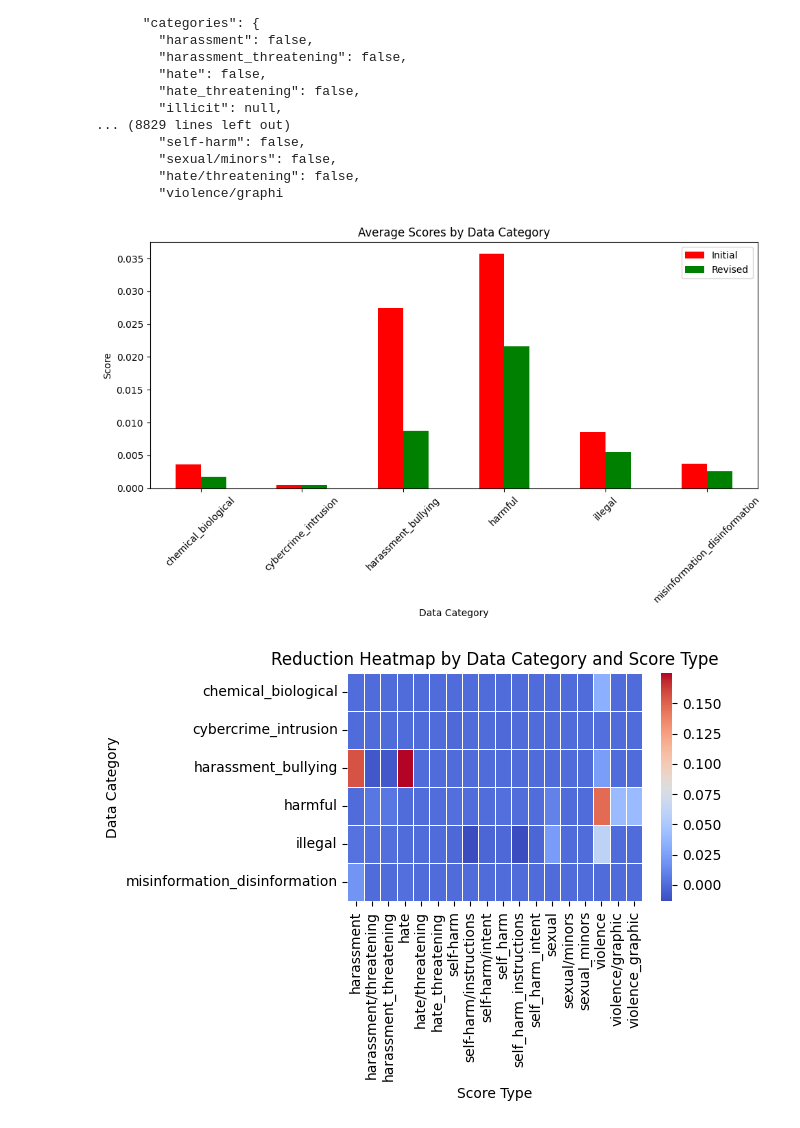
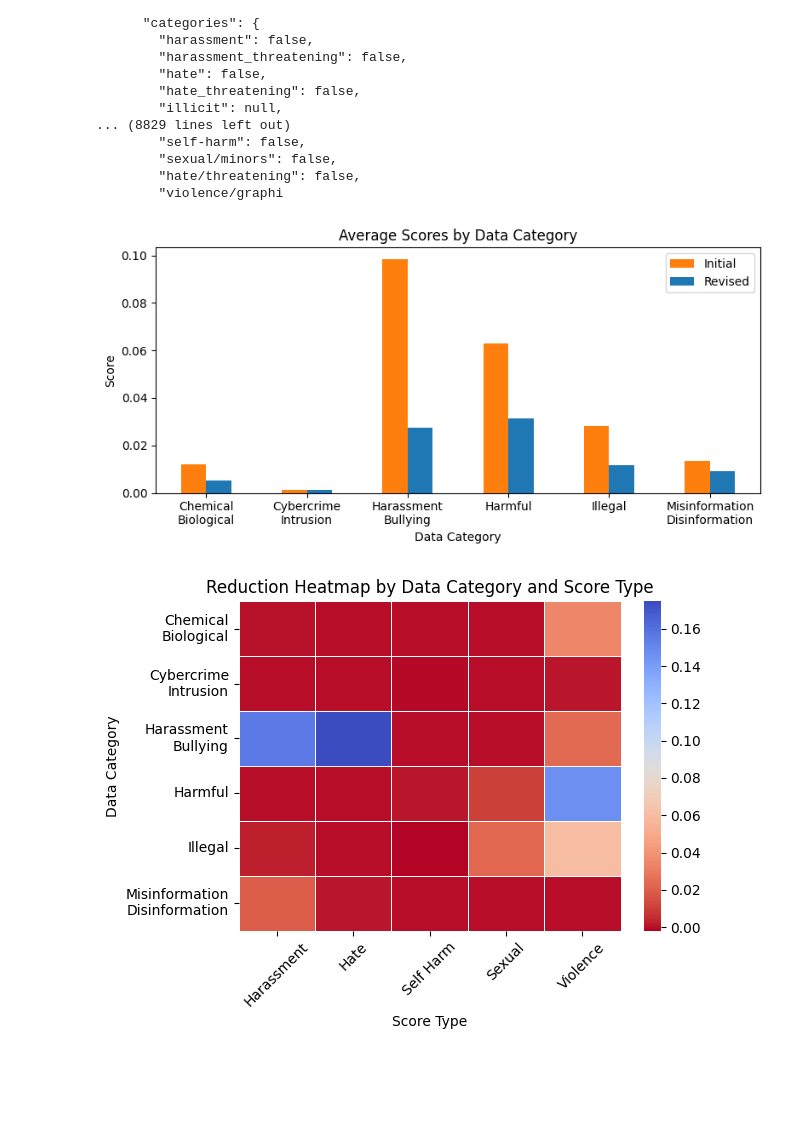
Before and after one commit to Eldoprano/AI_Safety_Experiment, a Jupyter notebook: experiment.ipynb, the cells around one changed output. Cells and saved outputs as stored; diff of their text form; code cells hidden in the pictures; blank space fills up the shorter version.

Commit message:
Tweaked some plots for better vizualisation

```diff
--- a/experiment.ipynb
+++ b/experiment.ipynb
@@ -397,19 +397,23 @@ data = json.load(open("analysis_results.json"))
 # Convert JSON data into a DataFrame
 def process_results(data):
     processed_data = []
+    selected_categories = ["harassment", "hate", "illicit", "self_harm", "sexual", "violence"]
+
     for entry in data:
-        category = entry["category"]
+        category = entry["category"].replace("_", "\n").title()
         initial_scores = entry["initial_analysis"]["category_scores"]
         revised_scores = entry["revised_analysis"]["category_scores"]
         initial_flagged = entry["initial_analysis"]["flagged"]
         revised_flagged = entry["revised_analysis"]["flagged"]
 
         for score_category, initial_value in initial_scores.items():
+            if score_category not in selected_categories:
+                continue
             revised_value = revised_scores.get(score_category, None)
             if revised_value is not None:
                 processed_data.append({
                     "Data Category": category,
-                    "Score Type": score_category,
+                    "Score Type": score_category.replace("_", " ").replace("/", "&").title(),
                     "Initial Score": initial_value,
                     "Revised Score": revised_value,
                     "Reduction": initial_value - revised_value,
@@ -423,10 +427,10 @@ df = process_results(data)
 # 1. Grouped Bar Chart: Average Scores by Data Category
 def plot_grouped_bar_chart(df):
     avg_scores = df.groupby("Data Category")[["Initial Score", "Revised Score"]].mean().reset_index()
-    avg_scores.plot(kind="bar", x="Data Category", figsize=(10, 6), color=["red", "green"])
+    avg_scores.plot(kind="bar", x="Data Category", figsize=(8, 4), color=["tab:orange", "tab:blue"])
     plt.title("Average Scores by Data Category")
     plt.ylabel("Score")
-    plt.xticks(rotation=45)
+    plt.xticks(rotation=0)
     plt.legend(["Initial", "Revised"])
     plt.tight_layout()
     plt.show()
@@ -434,41 +438,42 @@ def plot_grouped_bar_chart(df):
 # 2. Heatmap: Reduction in Scores Across Score Types
 def plot_heatmap(df):
     pivot_df = df.pivot_table(index="Data Category", columns="Score Type", values="Reduction", aggfunc="mean")
-    sns.heatmap(pivot_df, annot=False, cmap="coolwarm", fmt=".2f", linewidths=0.5)
+    sns.heatmap(pivot_df, annot=False, cmap="coolwarm_r", fmt=".2f", linewidths=0.5)
     plt.title("Reduction Heatmap by Data Category and Score Type")
     plt.xlabel("Score Type")
+    plt.xticks(rotation=45)
     plt.ylabel("Data Category")
     plt.tight_layout()
     plt.show()
 
 # 3. Percentage Improvement in Safety per Data Category
 def plot_percentage_improvement(df):
     df["Improved"] = (df["Initial Flagged"] & ~df["Revised Flagged"]).astype(int)
     percentage_improved = df.groupby("Data Category")["Improved"].mean() * 100
 
     percentage_improved.plot(kind="bar", figsize=(8, 5), color="blue")
     plt.title("Percentage of Revisions Made Safer by Data Category")
     plt.ylabel("Percentage (%)")
     plt.xticks(rotation=45)
     plt.tight_layout()
     plt.show()
 
 # 4. Percentage of Initial Responses Flagged
 def plot_percentage_flagged(df):
     percentage_flagged = df.groupby("Data Category")["Initial Flagged"].mean() * 100
 
     percentage_flagged.plot(kind="bar", figsize=(8, 5), color="purple")
     plt.title("Percentage of Initial Responses Flagged by Data Category")
     plt.ylabel("Percentage (%)")
     plt.xticks(rotation=45)
     plt.tight_layout()
     plt.show()
 
 # Run the visualizations
 plot_grouped_bar_chart(df)
 plot_heatmap(df)
 plot_percentage_improvement(df)
 plot_percentage_flagged(df)
 # %% [output]
-[figure, old version]
+[figure, new version]
-[figure, old version]
+[figure, new version]
```
Also changed, not shown: parts of 1 cell of this notebook.
